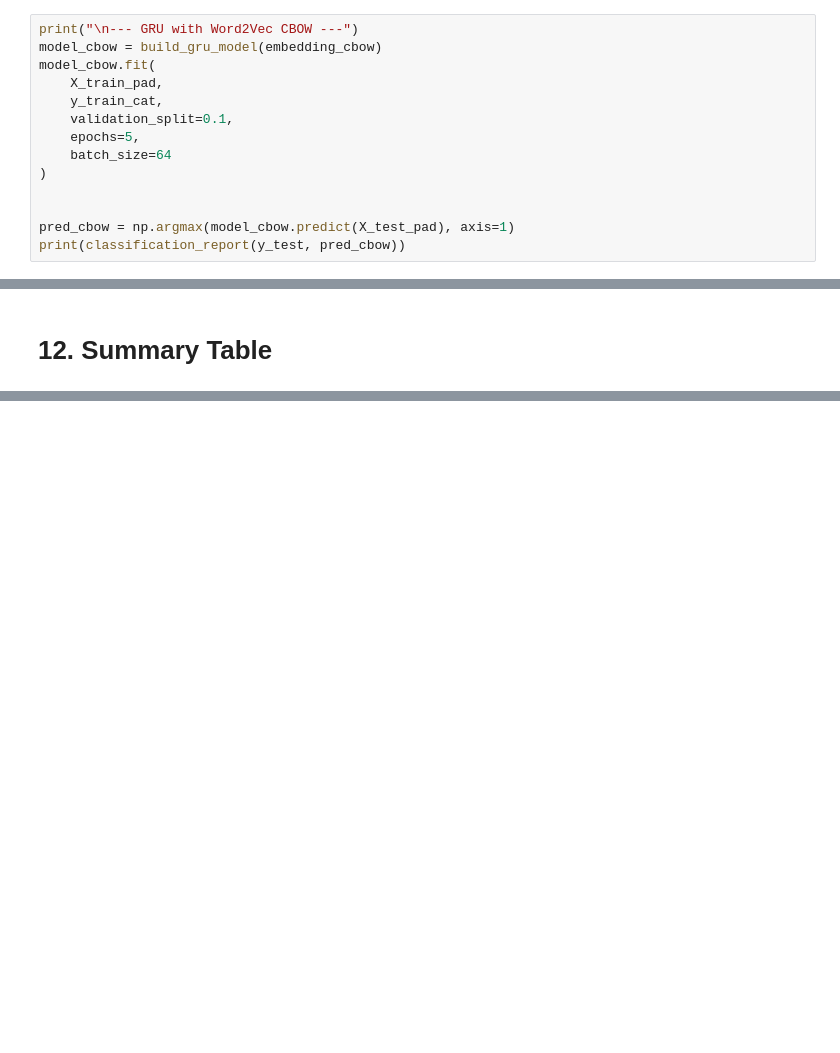
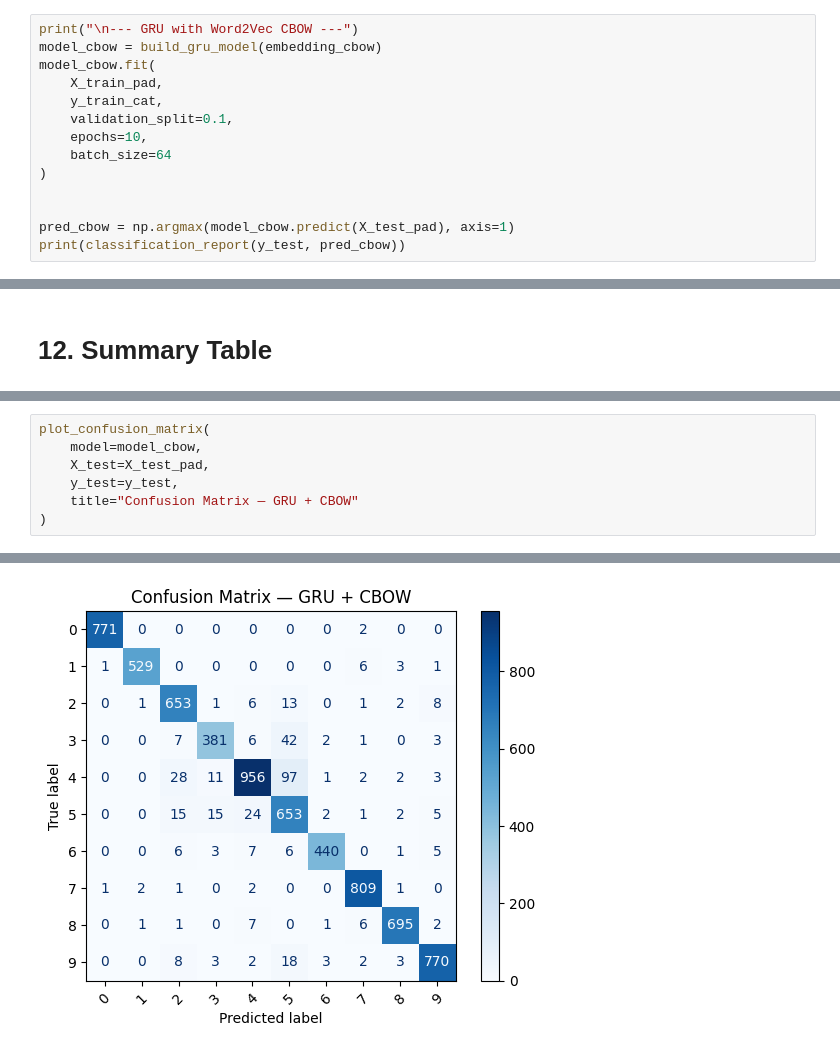
Before and after one commit to MariamIssah/MLT1_text-classification, a Jupyter notebook: notebooks/gru_notebook.ipynb, the cells around one changed output, grey strips where cells are left out. Drawn from its saved outputs; the diff is of its cells as text; blank space fills up the shorter version.

```diff
--- a/notebooks/gru_notebook.ipynb
+++ b/notebooks/gru_notebook.ipynb
@@ -286,7 +282,7 @@ model_cbow.fit(
     X_train_pad,
     y_train_cat,
     validation_split=0.1,
-    epochs=5,
+    epochs=10,
     batch_size=64
 )
 
@@ -330,0 +370,8 @@ print(results)
+# %%
+plot_confusion_matrix(
+    model=model_cbow,
+    X_test=X_test_pad,
+    y_test=y_test,
+    title="Confusion Matrix — GRU + CBOW"
+)
+# %% [output]
@@ -330,0 +379 @@ print(results)
+[figure, added]
```
Also changed, not shown: parts of 12 cells of this notebook.
